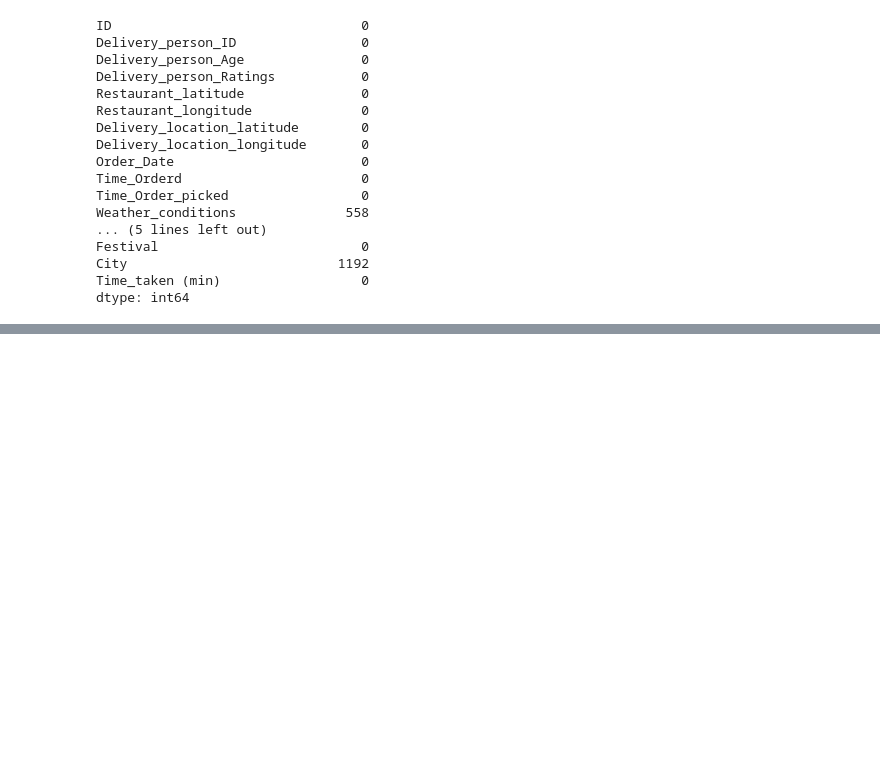
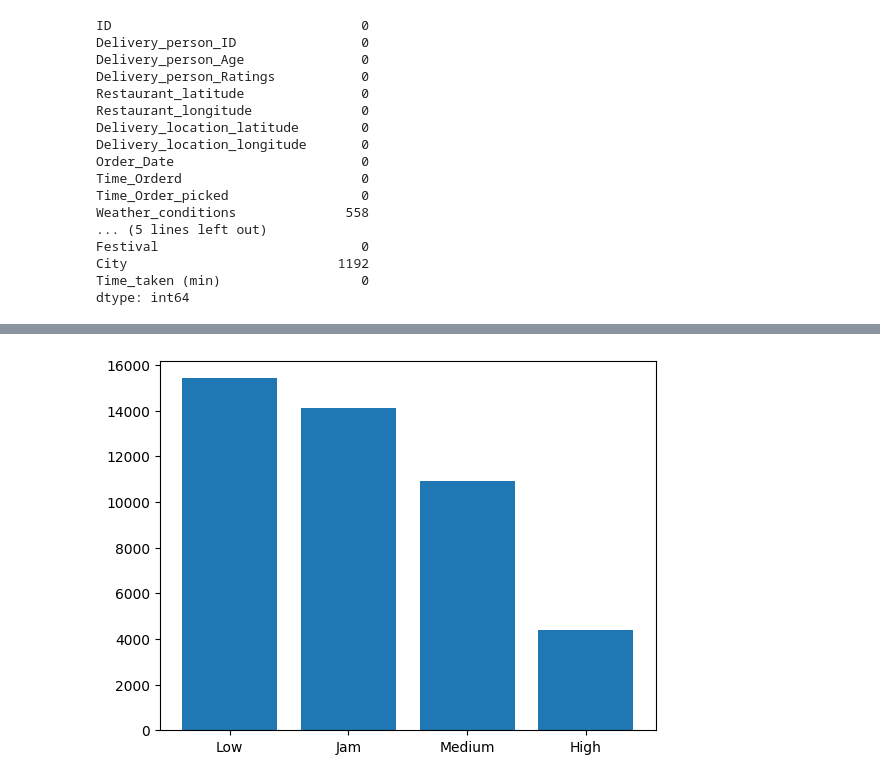
Before and after one commit to Aminsharif/st_assigment, a Jupyter notebook: notebooks/EDA.ipynb, the cells around one changed output, grey strips where cells are left out. Drawn from its saved outputs; the diff is of its cells as text; code cells hidden in the pictures; blank space fills up the shorter version.

```diff
--- a/notebooks/EDA.ipynb
+++ b/notebooks/EDA.ipynb
@@ -1077,0 +1094,10 @@ dtype: int64
+# %%
+trafic_dencity_toDic = df9.Road_traffic_density.value_counts().to_dict()
+# %%
+traffic_cat = list(trafic_dencity_toDic.keys())
+traffic_values = list(trafic_dencity_toDic.values())
+# %%
+plt.bar(traffic_cat, traffic_values)
+plt.show()
+# %% [output]
+[figure, added]
```
Also changed, not shown: parts of 28 cells of this notebook.
